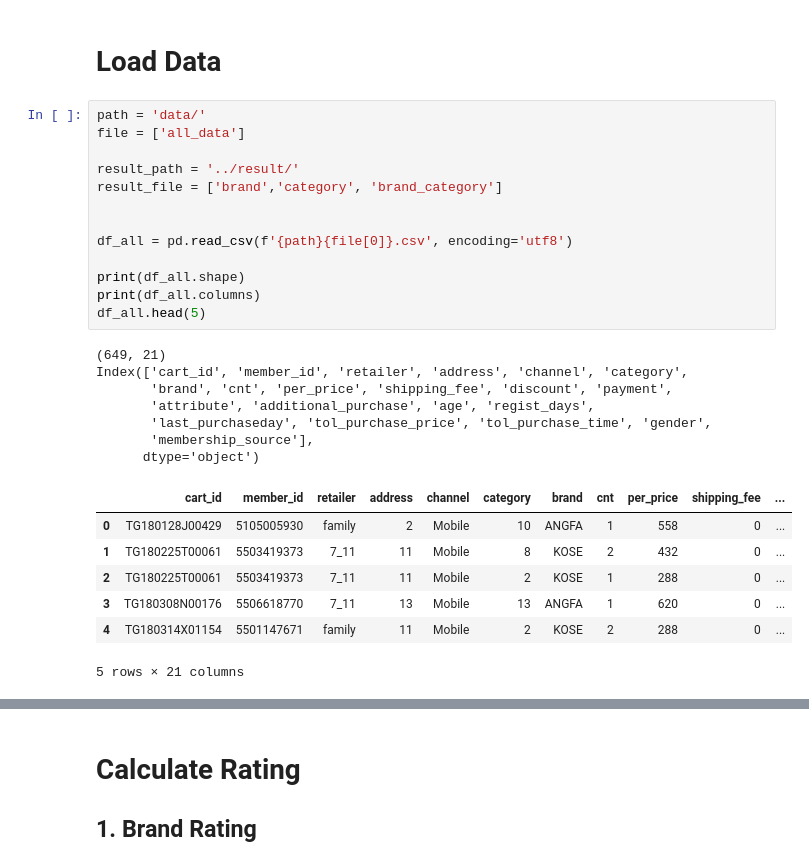
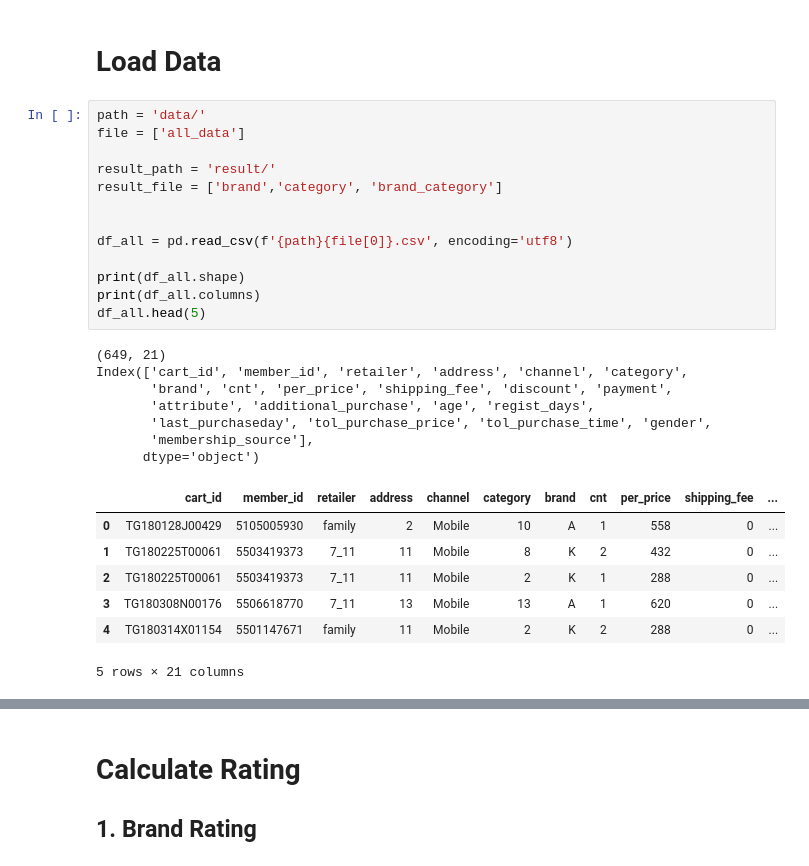
Before and after one commit to greedsnake/LINE_RecommendSys_Demo, a Jupyter notebook: recommand_system/recomand_by_user_log.ipynb, the cells around one changed output, grey strips where cells are left out. Saved outputs shown, nothing was run; the diff lists cells and outputs as text.

```diff
--- a/recommand_system/recomand_by_user_log.ipynb
+++ b/recommand_system/recomand_by_user_log.ipynb
@@ -13,30 +13,30 @@ from ML_toolbox import data_describe as dd
 # %%
 path = 'data/'
 file = ['all_data']
 
-result_path = '../result/'
+result_path = 'result/'
 result_file = ['brand','category', 'brand_category']
 
 
 df_all = pd.read_csv(f'{path}{file[0]}.csv', encoding='utf8')
 
 print(df_all.shape)
 print(df_all.columns)
 df_all.head(5)
 # %% [output]
 (649, 21)
 Index(['cart_id', 'member_id', 'retailer', 'address', 'channel', 'category',
        'brand', 'cnt', 'per_price', 'shipping_fee', 'discount', 'payment',
        'attribute', 'additional_purchase', 'age', 'regist_days',
        'last_purchaseday', 'tol_purchase_price', 'tol_purchase_time', 'gender',
        'membership_source'],
       dtype='object')
 |  | cart_id | member_id | retailer | address | channel | category | brand | cnt | per_price | shipping_fee | ... |
-| 0 | TG180128J00429 | 5105005930 | family | 2 | Mobile | 10 | ANGFA | 1 | 558 | 0 | ... |
-| 1 | TG180225T00061 | 5503419373 | 7_11 | 11 | Mobile | 8 | KOSE | 2 | 432 | 0 | ... |
-| 2 | TG180225T00061 | 5503419373 | 7_11 | 11 | Mobile | 2 | KOSE | 1 | 288 | 0 | ... |
-| 3 | TG180308N00176 | 5506618770 | 7_11 | 13 | Mobile | 13 | ANGFA | 1 | 620 | 0 | ... |
-| 4 | TG180314X01154 | 5501147671 | family | 11 | Mobile | 2 | KOSE | 2 | 288 | 0 | ... |
+| 0 | TG180128J00429 | 5105005930 | family | 2 | Mobile | 10 | A | 1 | 558 | 0 | ... |
+| 1 | TG180225T00061 | 5503419373 | 7_11 | 11 | Mobile | 8 | K | 2 | 432 | 0 | ... |
+| 2 | TG180225T00061 | 5503419373 | 7_11 | 11 | Mobile | 2 | K | 1 | 288 | 0 | ... |
+| 3 | TG180308N00176 | 5506618770 | 7_11 | 13 | Mobile | 13 | A | 1 | 620 | 0 | ... |
+| 4 | TG180314X01154 | 5501147671 | family | 11 | Mobile | 2 | K | 2 | 288 | 0 | ... |
 5 rows × 21 columns
 # %%
 # describe data
```
Also changed, not shown: parts of 14 cells of this notebook, 1 other file.
